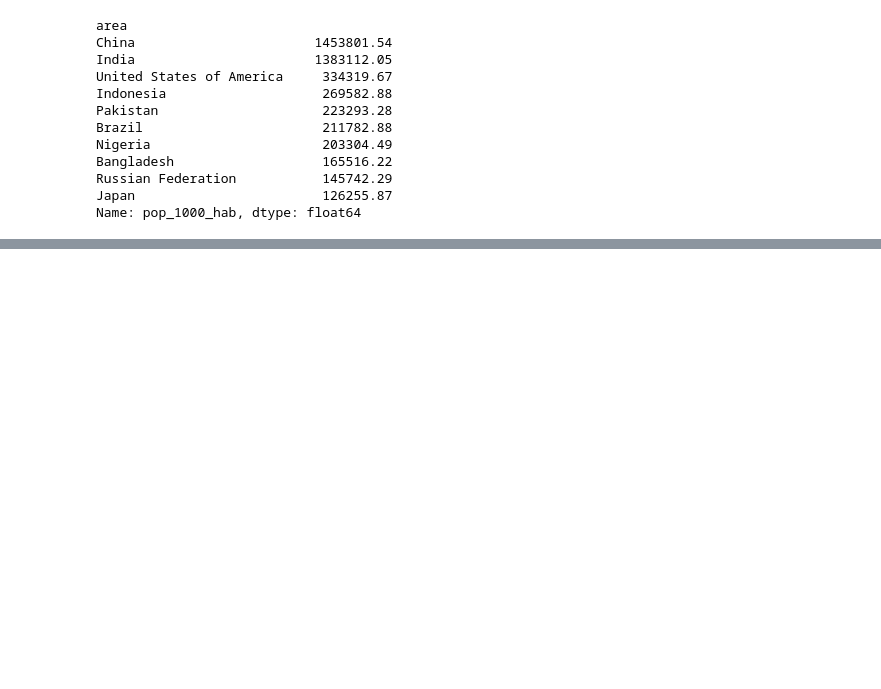
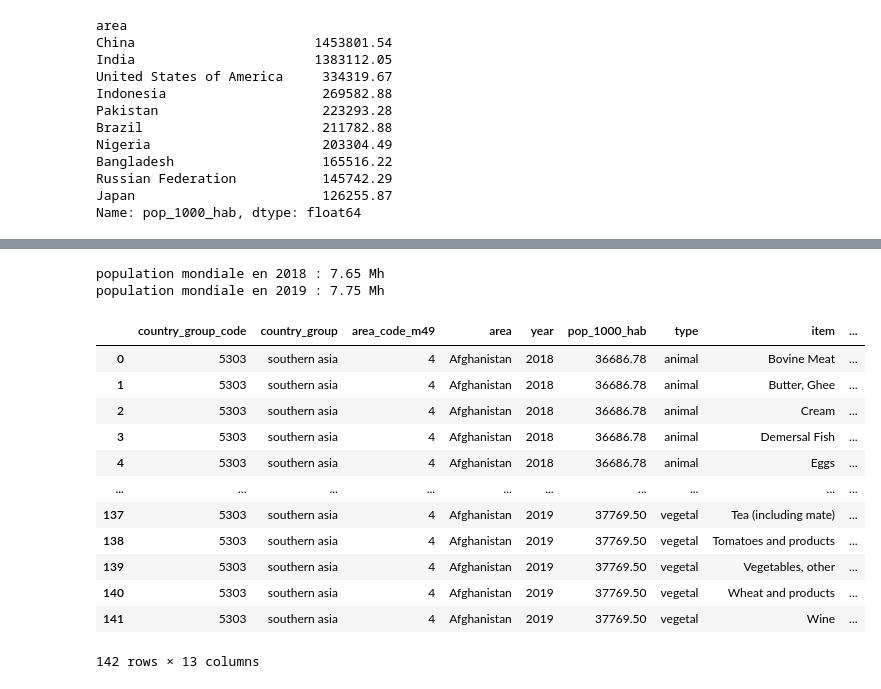
Before and after one commit to Hamza-Benhammou/brief_data_CCH, a Jupyter notebook: chris_test.ipynb, the cells around one changed output, grey strips where cells are left out. Drawn from its saved outputs; the diff is of its cells as text; code cells hidden in the pictures; blank space fills up the shorter version.

```diff
--- a/chris_test.ipynb
+++ b/chris_test.ipynb
@@ -676,5 +724,45 @@ Name: pop_1000_hab, dtype: float64
+# %%
+df = df_merge2[m_2018]
+df = df.groupby('area').pop_1000_hab.max().div(1000000)
+print("population mondiale en 2018 :", round(df.sum(), 2), "Mh")
+
+df = df_merge2[m_2019]
+df = df.groupby('area').pop_1000_hab.max().div(1000000)
+print("population mondiale en 2019 :", round(df.sum(), 2), "Mh")
+# %% [output]
+population mondiale en 2018 : 7.65 Mh
+population mondiale en 2019 : 7.75 Mh
 # %%
 ### 22 Créez une nouvelle colonne taux_croissance_pop_18_19 avec le taux de variation de la population entre 2018 et 2019 dans chaque pays.
 # Affichez les 5 pays avec le taux de croissance démographique le plus élevé.
+
+df_2018 = df_merge2[m_2018]
+df_2018 = df_2018.groupby('area_code_m49').pop_1000_hab.max().reset_index()
+df_2018.columns = ['area_code_m49', 'variation_N1']
+df_2018['year'] = 2019
+# df_2019 = df_merge2[m_2019]
+# df_2019 = df_2019.groupby('area_code_m49').pop_1000_hab.max().reset_index()
+# df_2019.columns = ['area_code_m49', 'variation_N1']
+# df_2019['year'] = 2018
+
+df_merge2 = pd.merge(df_merge2, df_2018, on=['area_code_m49', 'year'], how='left')
+
+df_merge2['variation_N1'] = df_merge2['pop_1000_hab'] - df_merge2['variation_N1']
+
+display(df_merge2[df_merge2['area'] == 'Afghanistan'])
+# %% [output]
+|  | country_group_code | country_group | area_code_m49 | area | year | pop_1000_hab | type | item | ... |
+| 0 | 5303 | southern asia | 4 | Afghanistan | 2018 | 36686.78 | animal | Bovine Meat | ... |
+| 1 | 5303 | southern asia | 4 | Afghanistan | 2018 | 36686.78 | animal | Butter, Ghee | ... |
+| 2 | 5303 | southern asia | 4 | Afghanistan | 2018 | 36686.78 | animal | Cream | ... |
+| 3 | 5303 | southern asia | 4 | Afghanistan | 2018 | 36686.78 | animal | Demersal Fish | ... |
+| 4 | 5303 | southern asia | 4 | Afghanistan | 2018 | 36686.78 | animal | Eggs | ... |
+| ... | ... | ... | ... | ... | ... | ... | ... | ... | ... |
+| 137 | 5303 | southern asia | 4 | Afghanistan | 2019 | 37769.50 | vegetal | Tea (including mate) | ... |
+| 138 | 5303 | southern asia | 4 | Afghanistan | 2019 | 37769.50 | vegetal | Tomatoes and products | ... |
+| 139 | 5303 | southern asia | 4 | Afghanistan | 2019 | 37769.50 | vegetal | Vegetables, other | ... |
+| 140 | 5303 | southern asia | 4 | Afghanistan | 2019 | 37769.50 | vegetal | Wheat and products | ... |
+| 141 | 5303 | southern asia | 4 | Afghanistan | 2019 | 37769.50 | vegetal | Wine | ... |
+142 rows × 13 columns
 # %%
 ### 23 Quel est le taux de croissance moyen en fonction de la zone géographique ?
```
Also changed, not shown: parts of 7 cells of this notebook.
